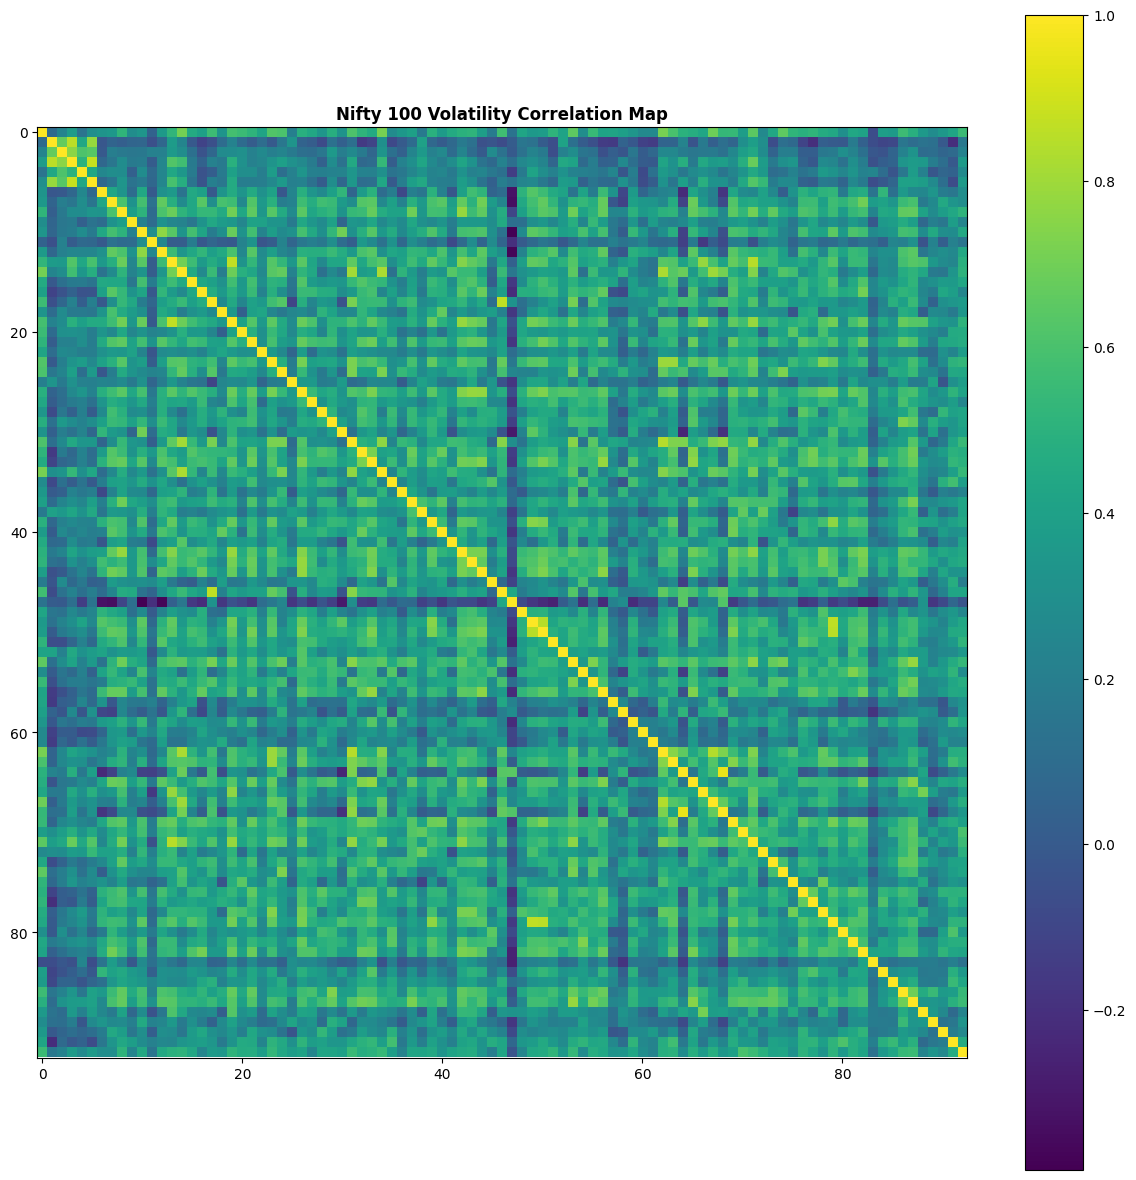
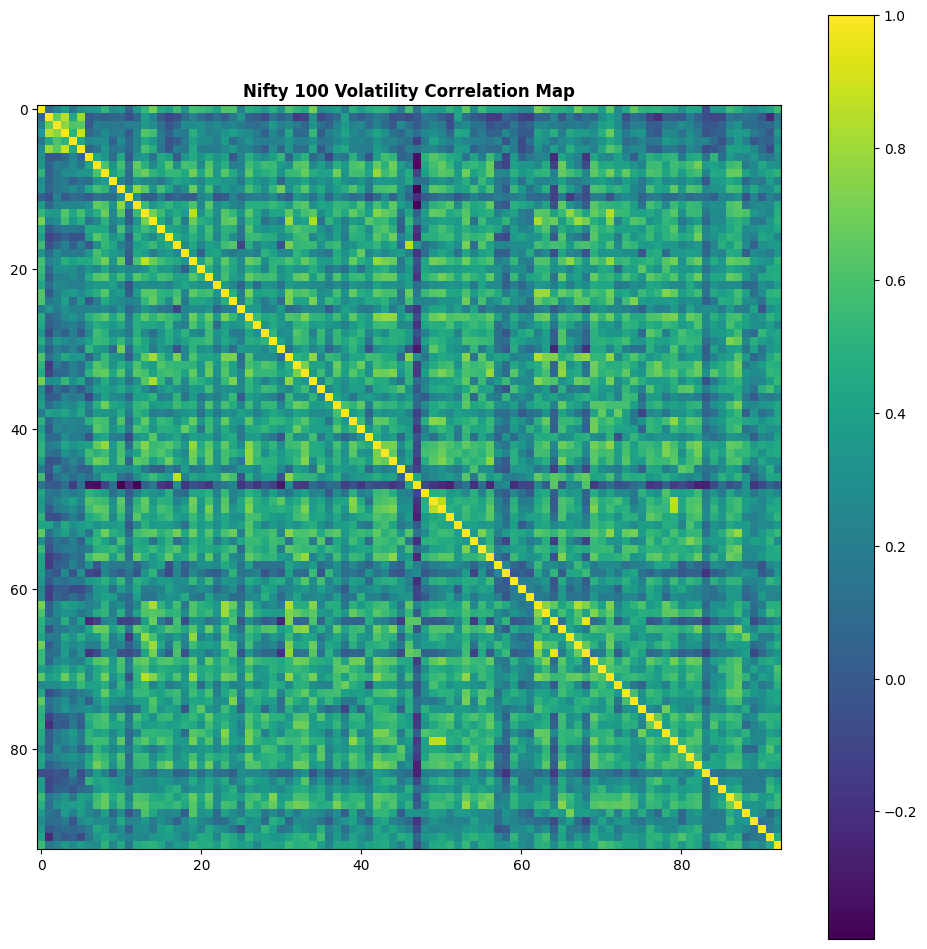
Unified diff of the notebook cell whose output changed from the first chart to the second:
--- before
+++ after
@@ -1,3 +1,3 @@
-plt.figure(figsize = (15,15))
+plt.figure(figsize = (12,12))
 plt.imshow(df.corr())
 plt.title('Nifty 100 Volatility Correlation Map', fontweight = 'bold')

Commit: Mini Changes